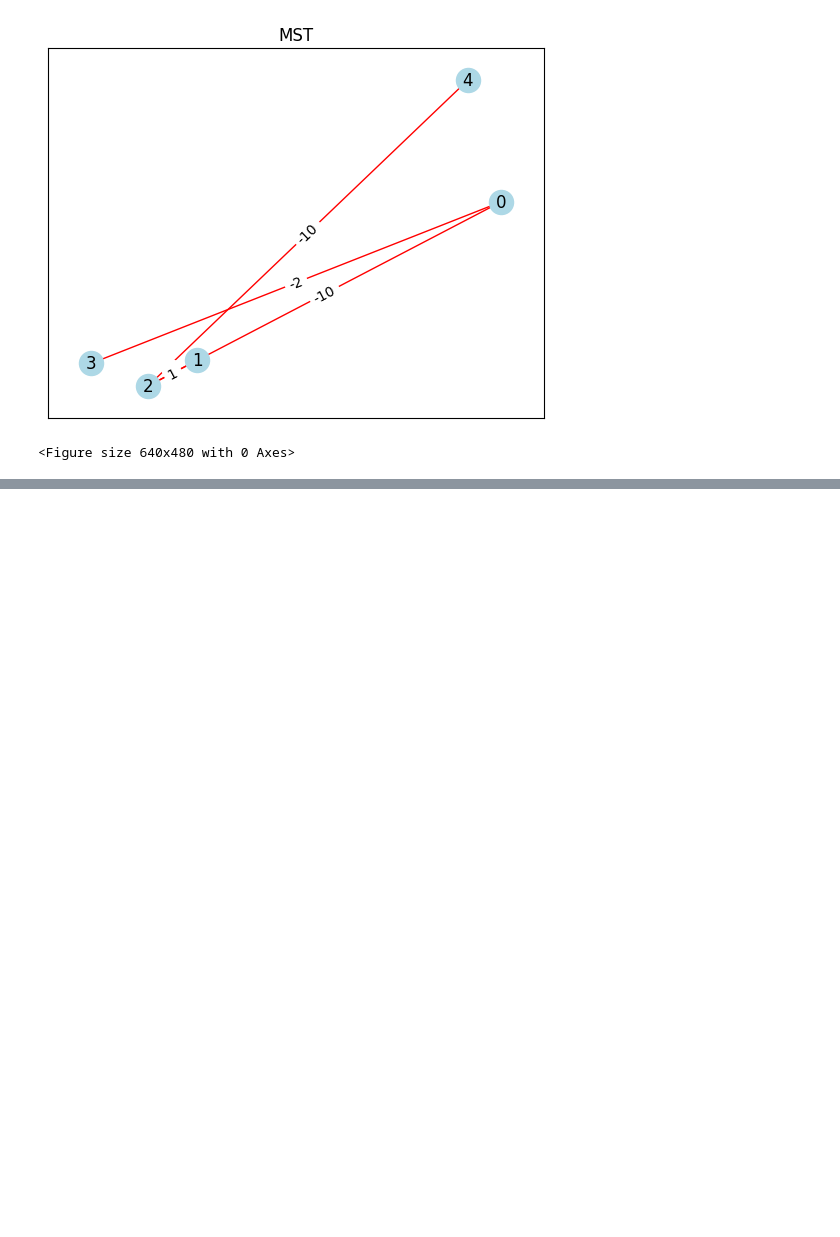
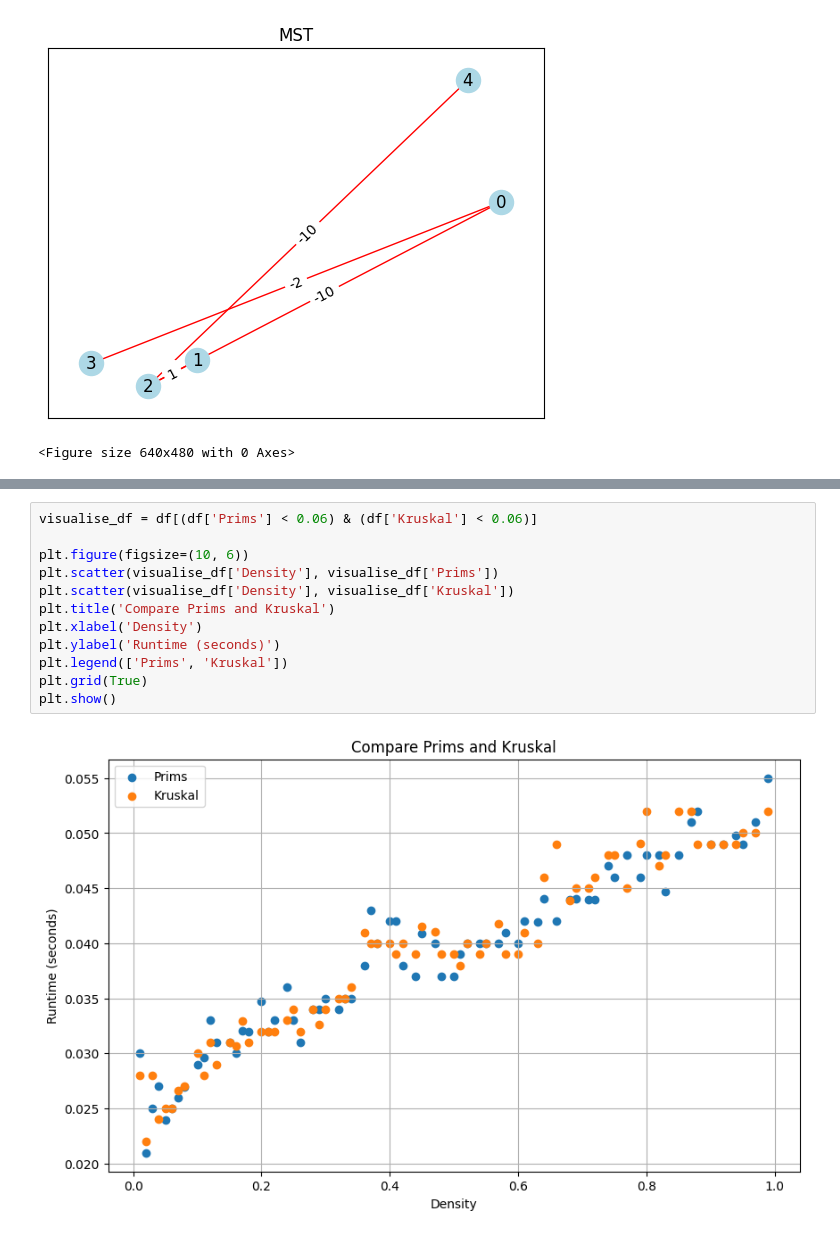
Before and after one commit to wise-warlock/Prims_Kruskal_Algorithm, a Jupyter notebook: test.ipynb, the cells around one changed output, grey strips where cells are left out. Drawn from its saved outputs; the diff is of its cells as text; blank space fills up the shorter version.

```diff
--- a/test.ipynb
+++ b/test.ipynb
@@ -131,0 +132,14 @@ plt.show()
+# %%
+visualise_df = df[(df['Prims'] < 0.06) & (df['Kruskal'] < 0.06)]
+
+plt.figure(figsize=(10, 6))
+plt.scatter(visualise_df['Density'], visualise_df['Prims'])
+plt.scatter(visualise_df['Density'], visualise_df['Kruskal'])
+plt.title('Compare Prims and Kruskal')
+plt.xlabel('Density')
+plt.ylabel('Runtime (seconds)')
+plt.legend(['Prims', 'Kruskal'])
+plt.grid(True)
+plt.show()
+# %% [output]
+[figure, added]
```
Also changed, not shown: parts of 1 cell of this notebook.
